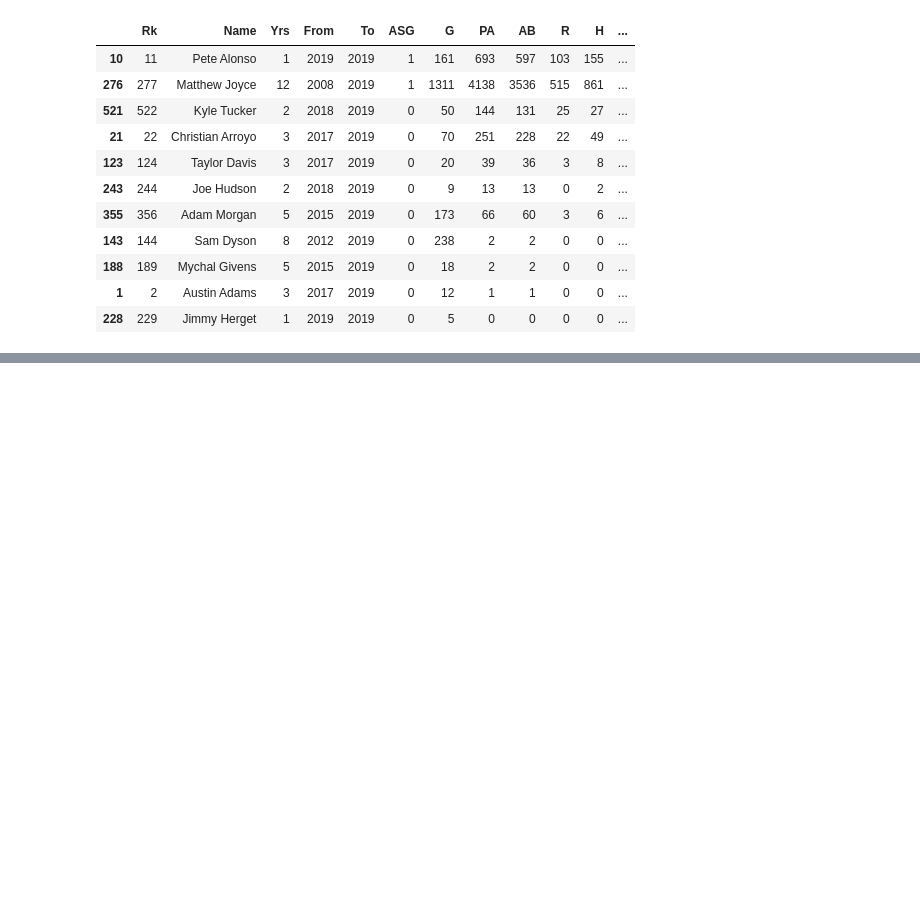
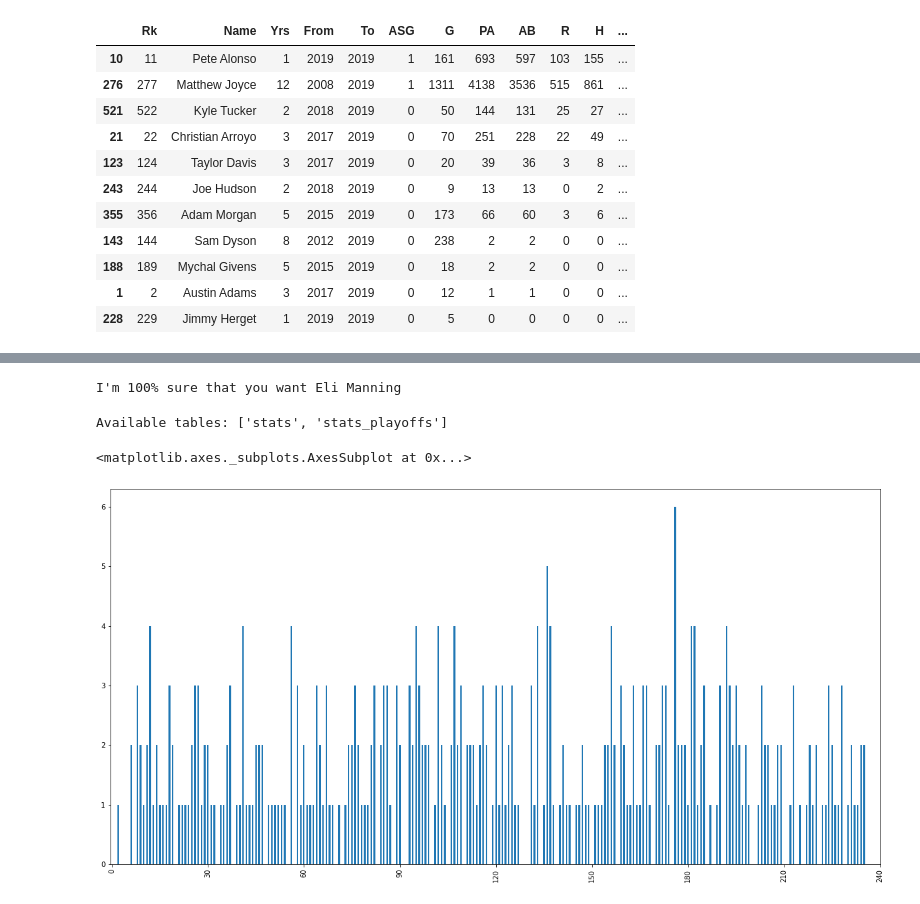
Before and after one commit to double-dose-larry/sportsref, a Jupyter notebook: examples.ipynb, the cells around one changed output, grey strips where cells are left out. Drawn from its saved outputs; the diff is of its cells as text; code cells hidden in the pictures; blank space fills up the shorter version.

Commit message:
adds pro-football reference player pages

```diff
--- a/examples.ipynb
+++ b/examples.ipynb
@@ -136,0 +146,13 @@ current_bats[current_bats.Birthplace == "Tampa"].head(50)
+# %%
+eli = football_player("Eli manning")
+# %% [output]
+I'm 100% sure that you want Eli Manning
+# %%
+eli2013 = eli.gamelogs_pages('career')
+# %% [output]
+Available tables: ['stats', 'stats_playoffs']
+# %%
+eli2013.get_df('stats')["Passing"]["TD"].plot(figsize=(20,10), kind="bar", xticks=range(0,250, 30))
+# %% [output]
+<matplotlib.axes._subplots.AxesSubplot at 0x...>
+[figure, added]
```
Also changed, not shown: parts of 4 cells of this notebook, 2 other files.
